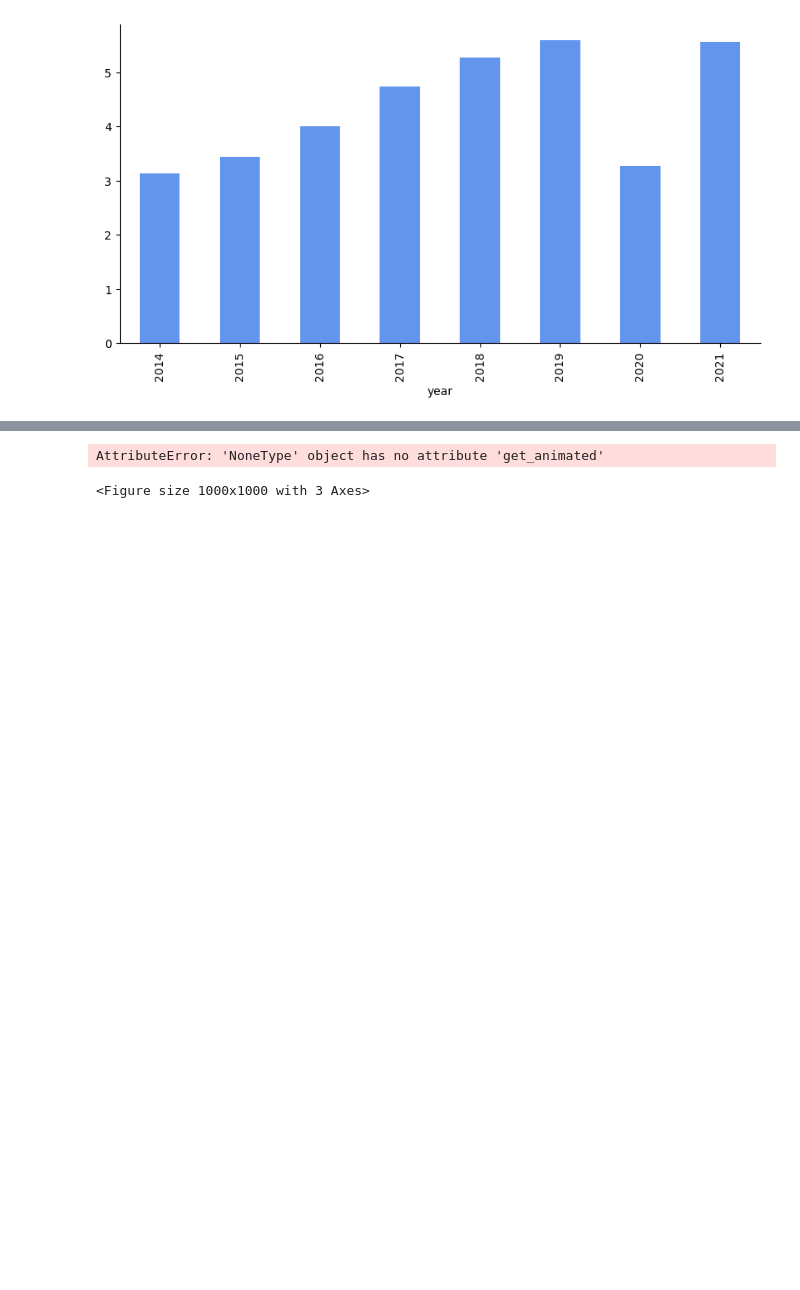
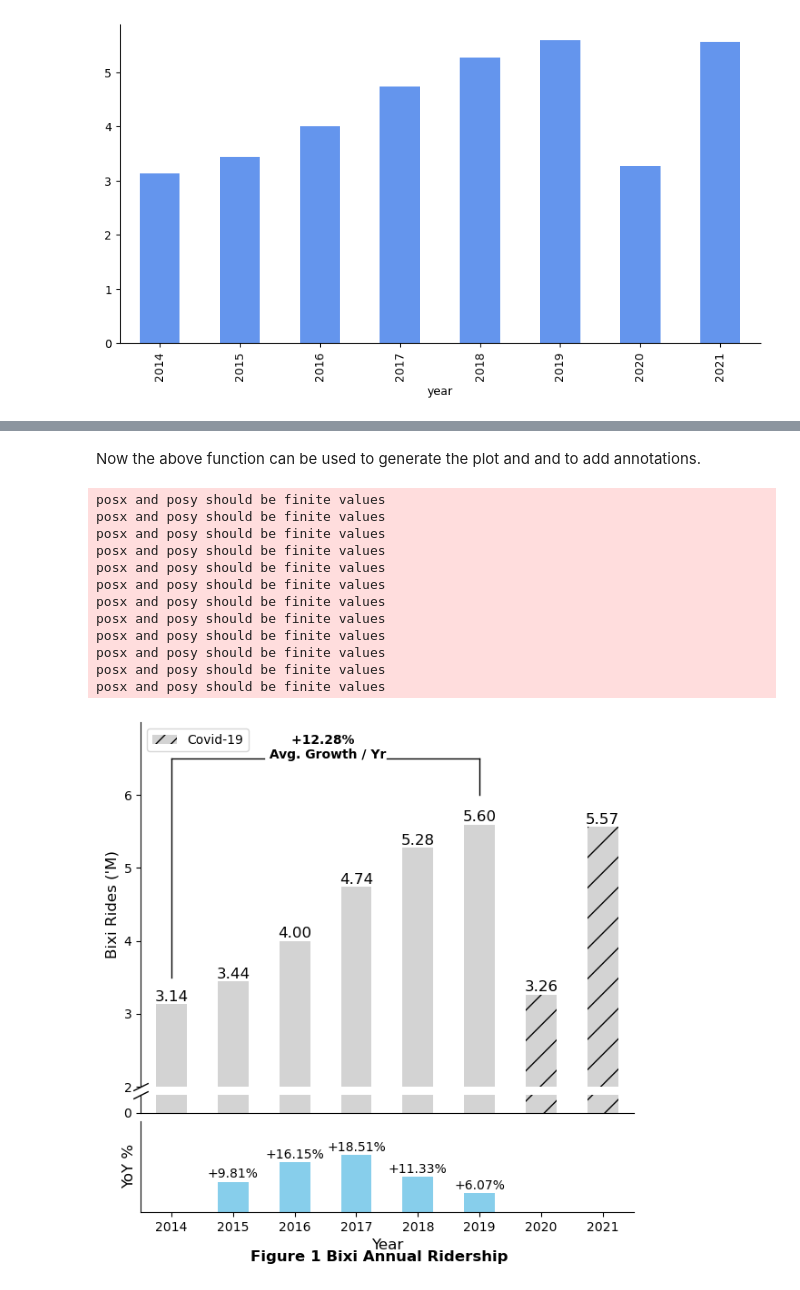
Before and after one commit to andrewyewcy/velocipede, a Jupyter notebook: 21_notebooks/023-visualization-automation.ipynb, the cells around one changed output, grey strips where cells are left out. Saved outputs shown, nothing was run; the diff lists cells and outputs as text; code cells hidden in the pictures; blank space fills up the shorter version.

Commit message:
Finished up visualization with Matplotlib

```diff
--- a/21_notebooks/023-visualization-automation.ipynb
+++ b/21_notebooks/023-visualization-automation.ipynb
@@ -264,7 +391,7 @@ def plot_annual_ridership(plot_df):
     fig, ax = plt.subplots(
         nrows = 3,
         ncols = 1,
-        figsize = (10,10),
+        figsize = (7,7),
         height_ratios = [20,1,5], # The middle serves to generate a broken axis
         sharex = True # Share the same x-axis to ensure bars are aligned by year
     )
@@ -367,7 +494,7 @@ def plot_annual_ridership(plot_df):
                 y = plot_df["YoY_pct_plot"][xtick] + vertical_offset,
                 s = "{:+.2%}".format(round(plot_df["YoY_pct_plot"][xtick],4)),
                 horizontalalignment = 'center',
-                size = "large",
+                size = "medium",
                 color = "black"
             )
         else:
@@ -376,7 +503,7 @@ def plot_annual_ridership(plot_df):
                 y = plot_df["YoY_pct_plot"][xtick] - vertical_offset * 8,
                 s = "{:+.2%}".format(round(plot_df["YoY_pct_plot"][xtick],4)),
                 horizontalalignment = 'center',
-                size = "large",
+                size = "medium",
                 color = "black"
             )
 
@@ -424,21 +551,71 @@ def plot_annual_ridership(plot_df):
     fig.subplots_adjust(hspace=0.05)
 
     return fig, ax
+# %% [markdown]
+Now the above function can be used to generate the plot and and to add annotations.
 # %%
+# Use plot function to generate subplots
 fig_1, ax_1 = plot_annual_ridership(plot_df)
 
+# Add a title for all subplots
 title = "Figure 1 Bixi Annual Ridership"
 fig_1.suptitle(f"{title}", y = 0.05, size = 12, fontweight = "bold")
 
-ax_1[0].annotate("", xy = (1,1))
-# .text(1, 0.5, "Direction",
-#             ha="center", va="center", rotation=45, size=15,
-#             bbox=dict(boxstyle="rarrow,pad=0.3",
-#                       fc="lightblue", ec="steelblue", lw=2))
+# Define start and end points for annotation lines and text
+# Change this part for each figure
+year_start = 2014
+year_end = 2019
+x_start, x_end = 0, 5
+low_x1, low_y1 = x_start, 3.5
+low_x2, low_y2 = x_start, 6.5
+high_x1, high_y1 = x_end, 6
+high_x2, high_y2 = x_end, 6.5
+mid_x1 = ((high_x1-low_x1)-2)/2 # Leaving a white space in the middle for text annotation
+mid_x2 = high_x1 - mid_x1
 
-fig_1.texts.append(ax_1[0].texts[0].remove())
+# Add vertical lines at x_start and x_end
+ax_1[0].plot([low_x1, low_x2],[low_y1,low_y2],'k-', lw=1)
+ax_1[0].plot([high_x1, high_x2],[high_y1,high_y2],'k-', lw=1)
 
+# Add horizontal lines from x_start and x_end to the middle
+ax_1[0].plot([low_x2,mid_x1],[low_y2,low_y2],"k-",lw=1)
+ax_1[0].plot([high_x2,mid_x2],[high_y2,high_y2],"k-",lw=1)
+
+# Calculate average annual change for given years
+year_end_value = plot_df[plot_df.index.year == year_end]["rides"].values
+year_start_value = plot_df[plot_df.index.year == year_start]["rides"].values
+avg_pct_change = math.exp(math.log(year_end_value/year_start_value)/(year_end-year_start))-1
+
+# Add text annotation for average annual change
+ax_1[0].annotate(
+    f"+{np.round(avg_pct_change*100,2)}% \n Avg. Growth / Yr",
+    xy = ((high_x1-low_x1)/2,high_y2),
+    zorder = 100, # zorder set to arbitrarily high number to avoid clipping
+    size = 10,
+    fontweight = "bold",
+    ha = "center"
+)
+
+saved_img = f"../22_assets/images/{time.strftime('%Y%m%d-%H%M')}_{title}.png"
+fig_1.savefig(
+    fname = saved_img,
+    dpi = 300,
+    format = "png",
+    bbox_inches = "tight")
+
+# Show plot
 plt.show()
 # %% [output]
-AttributeError: 'NoneType' object has no attribute 'get_animated'
+posx and posy should be finite values
+posx and posy should be finite values
+posx and posy should be finite values
+posx and posy should be finite values
+posx and posy should be finite values
+posx and posy should be finite values
+posx and posy should be finite values
+posx and posy should be finite values
+posx and posy should be finite values
+posx and posy should be finite values
+posx and posy should be finite values
+posx and posy should be finite values
-<Figure size 1000x1000 with 3 Axes>
+[figure, added]
```
Also changed, not shown: parts of 51 cells of this notebook, 14 other files.
